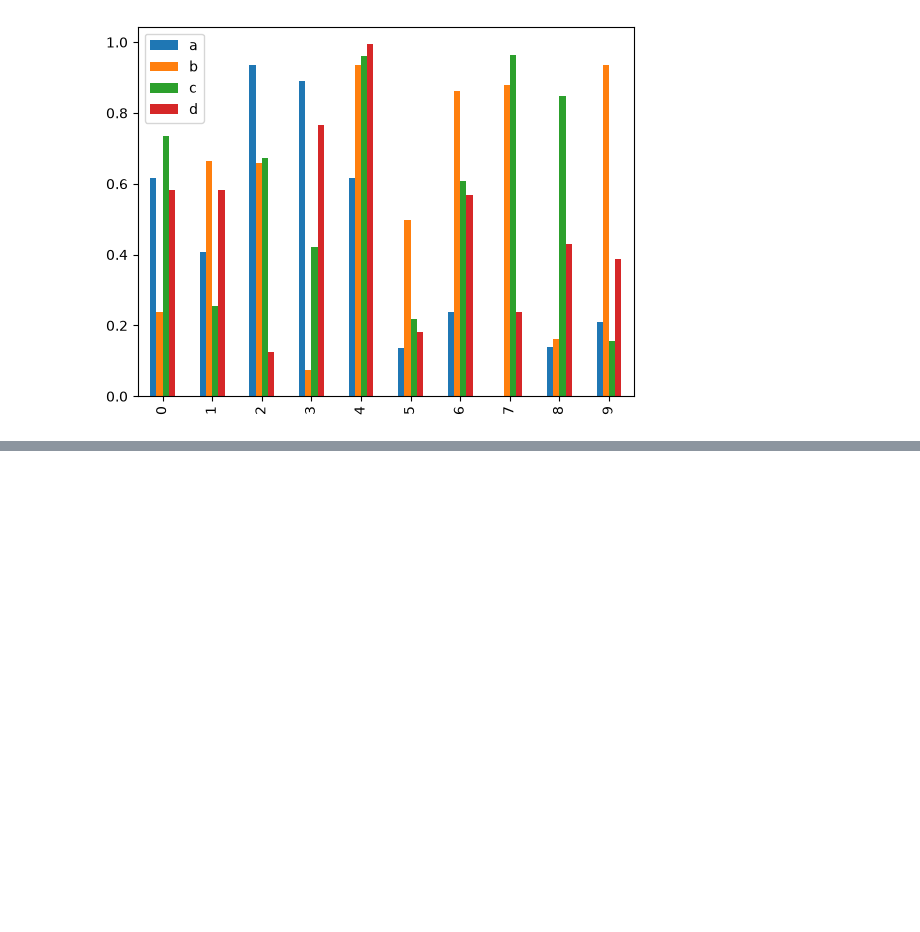
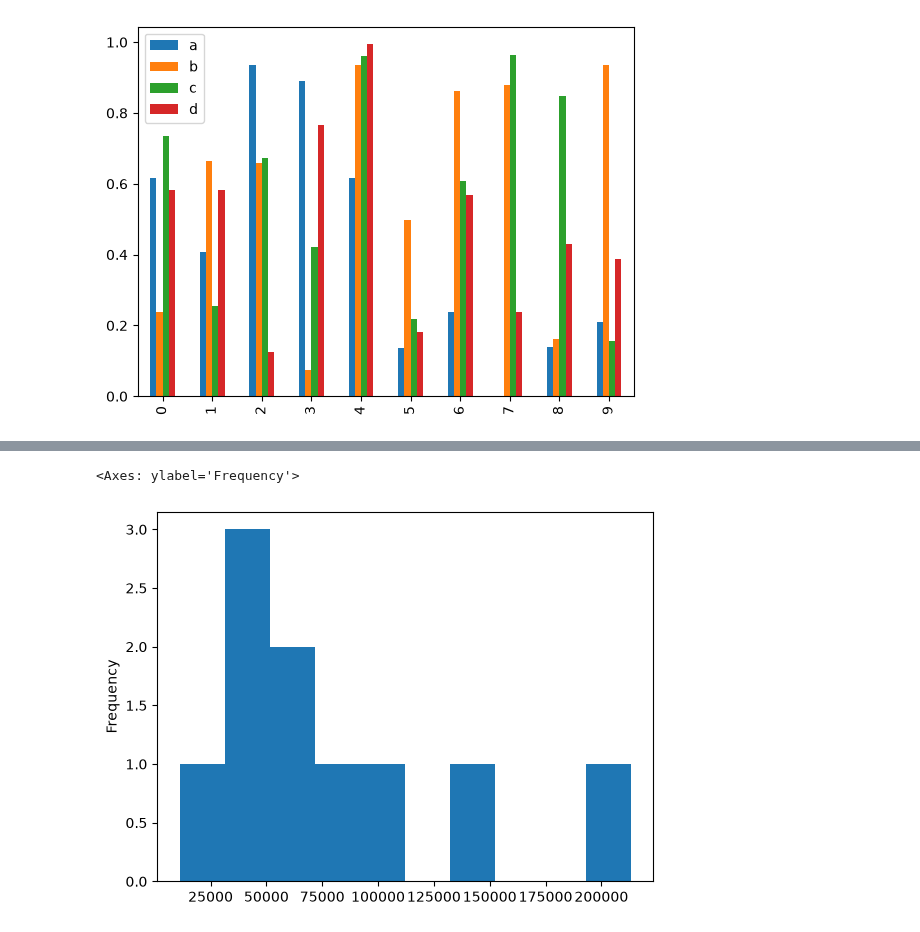
Before and after one commit to ayinde-xyz/ml-learn, a Jupyter notebook: matplotlib_learn.ipynb, the cells around one changed output, grey strips where cells are left out. Cells and saved outputs as stored; diff of their text form; code cells hidden in the pictures; blank space fills up the shorter version.

```diff
--- a/matplotlib_learn.ipynb
+++ b/matplotlib_learn.ipynb
@@ -246,0 +251,5 @@ df.plot.bar()
+# %%
+car_sales["Odometer (KM)"].plot.hist()
+# %% [output]
+<Axes: ylabel='Frequency'>
+[figure, added]
```
Also changed, not shown: parts of 6 cells of this notebook, 1 other file.
